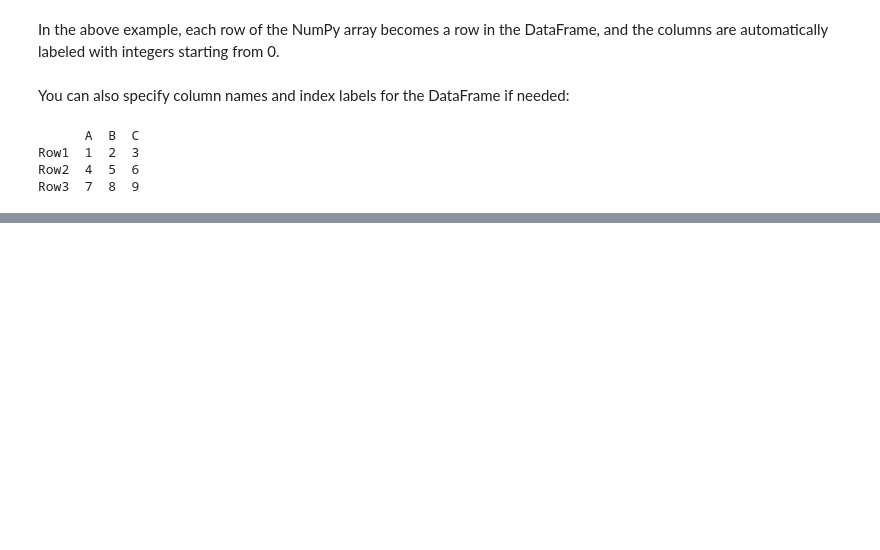
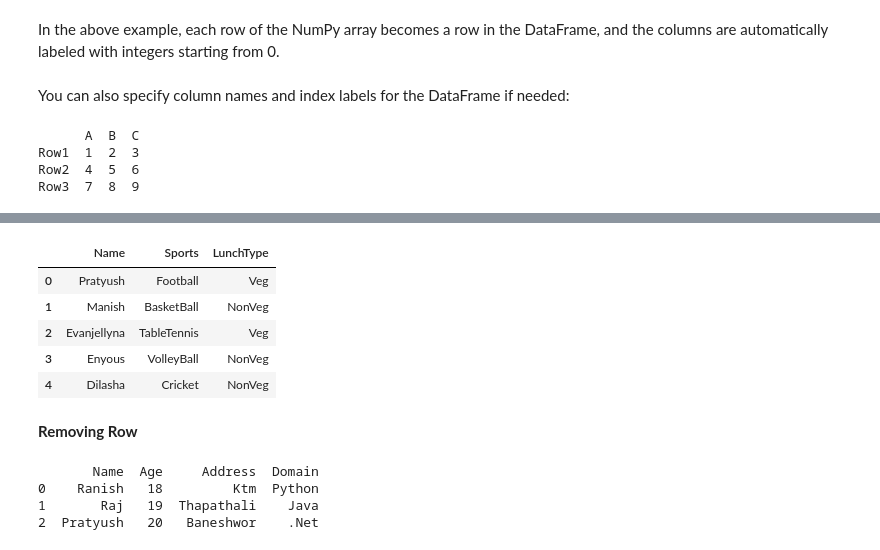
Before and after one commit to PrashantSBasnet/L3_Sem2, a Jupyter notebook: Week8/Intro_to_Panda.ipynb, the cells around one changed output, grey strips where cells are left out. Drawn from its saved outputs; the diff is of its cells as text; code cells hidden in the pictures; blank space fills up the shorter version.

```diff
--- a/Week8/Intro_to_Panda.ipynb
+++ b/Week8/Intro_to_Panda.ipynb
@@ -147,0 +298,11 @@ Row3  7  8  9
+# %%
+df
+# %% [output]
+|  | Name | Sports | LunchType |
+| 0 | Pratyush | Football | Veg |
+| 1 | Manish | BasketBall | NonVeg |
+| 2 | Evanjellyna | TableTennis | Veg |
+| 3 | Enyous | VolleyBall | NonVeg |
+| 4 | Dilasha | Cricket | NonVeg |
+# %% [markdown]
+**Removing Row**
@@ -147,0 +316,13 @@ Row3  7  8  9
+# %%
+# Convert the dictionary into DataFrame
+df = pd.DataFrame(data)
+
+# Remove the last row
+df = df.drop(df.index[-1])
+
+print(df)
+# %% [output]
+       Name  Age     Address  Domain
+0    Ranish   18         Ktm  Python
+1       Raj   19  Thapathali    Java
+2  Pratyush   20   Baneshwor    .Net
```
Also changed, not shown: parts of 13 cells of this notebook.
